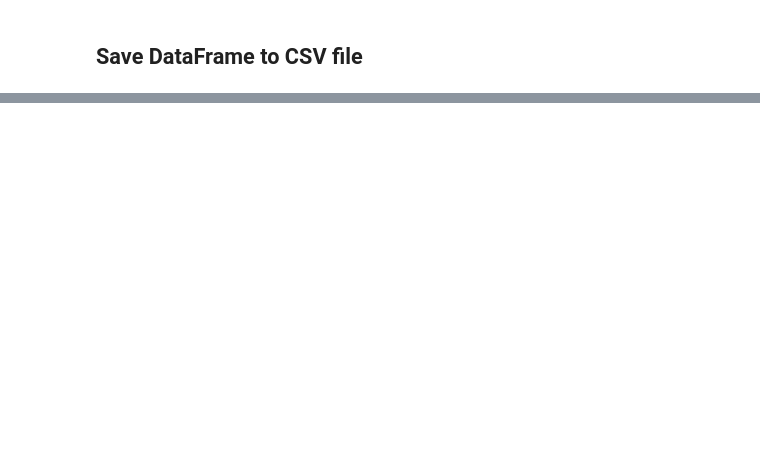
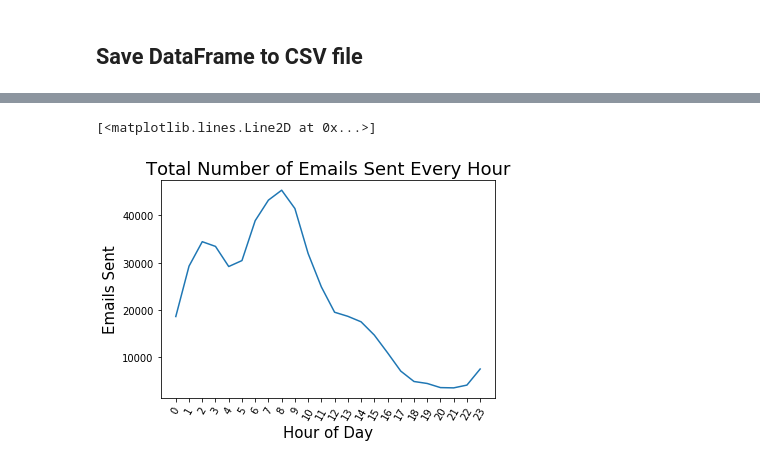
Before and after one commit to dss-email-project/dss-project, a Jupyter notebook: data_scripts/parse_data.ipynb, the cells around one changed output, grey strips where cells are left out. Drawn from its saved outputs; the diff is of its cells as text; code cells hidden in the pictures; blank space fills up the shorter version.

```diff
--- a/data_scripts/parse_data.ipynb
+++ b/data_scripts/parse_data.ipynb
@@ -157,0 +194,10 @@ emails_df_new = pd.read_csv(out_path)
+# %%
+plt.xticks(byHour.index, rotation = 60)
+plt.title("")
+plt.xlabel("Hour of Day" , fontsize = 15)
+plt.ylabel("Emails Sent", fontsize = 15)
+plt.title("Total Number of Emails Sent Every Hour", fontsize = 18)
+plt.plot(byHour)
+# %% [output]
+[<matplotlib.lines.Line2D at 0x...>]
+[figure, added]
```
Also changed, not shown: parts of 13 cells of this notebook.
